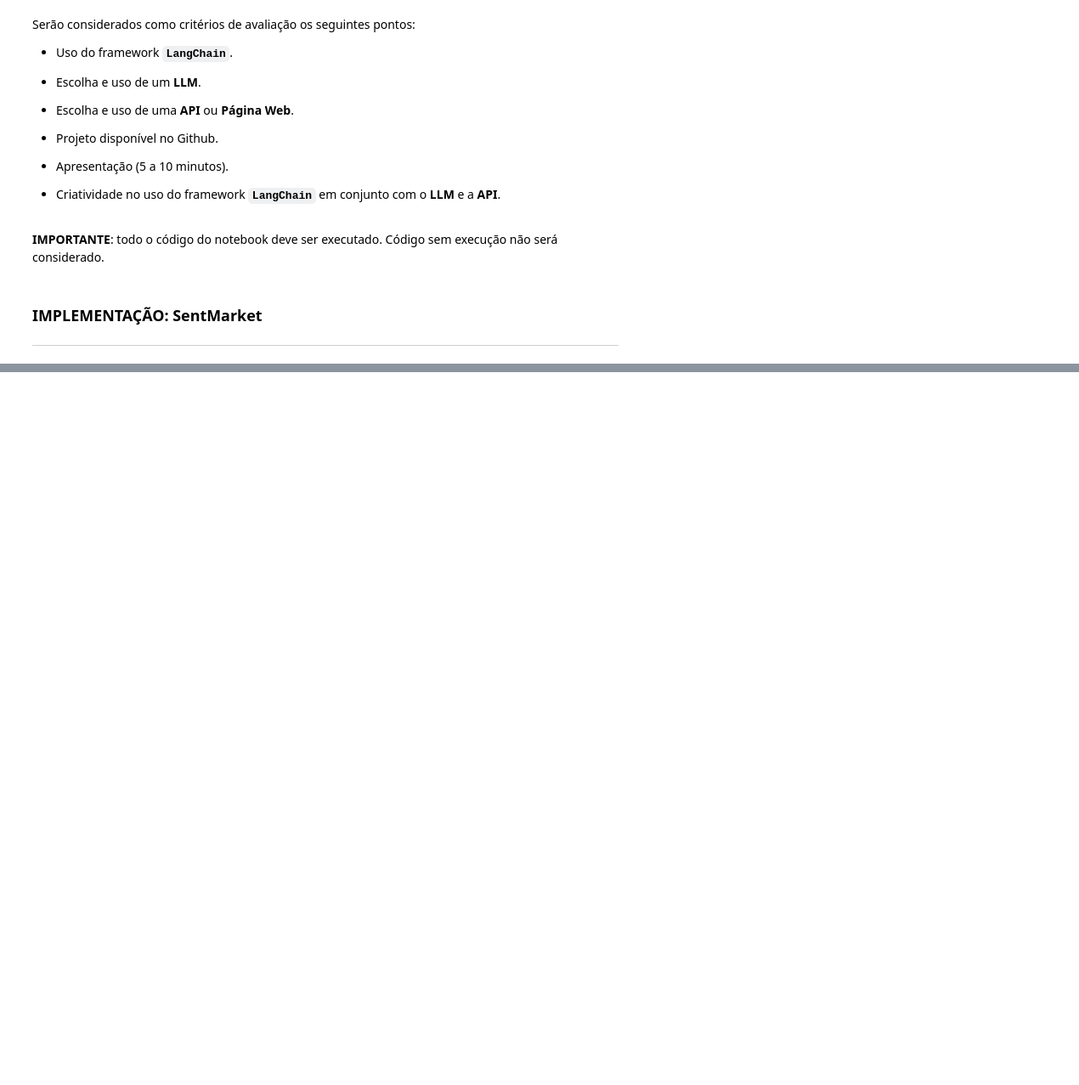
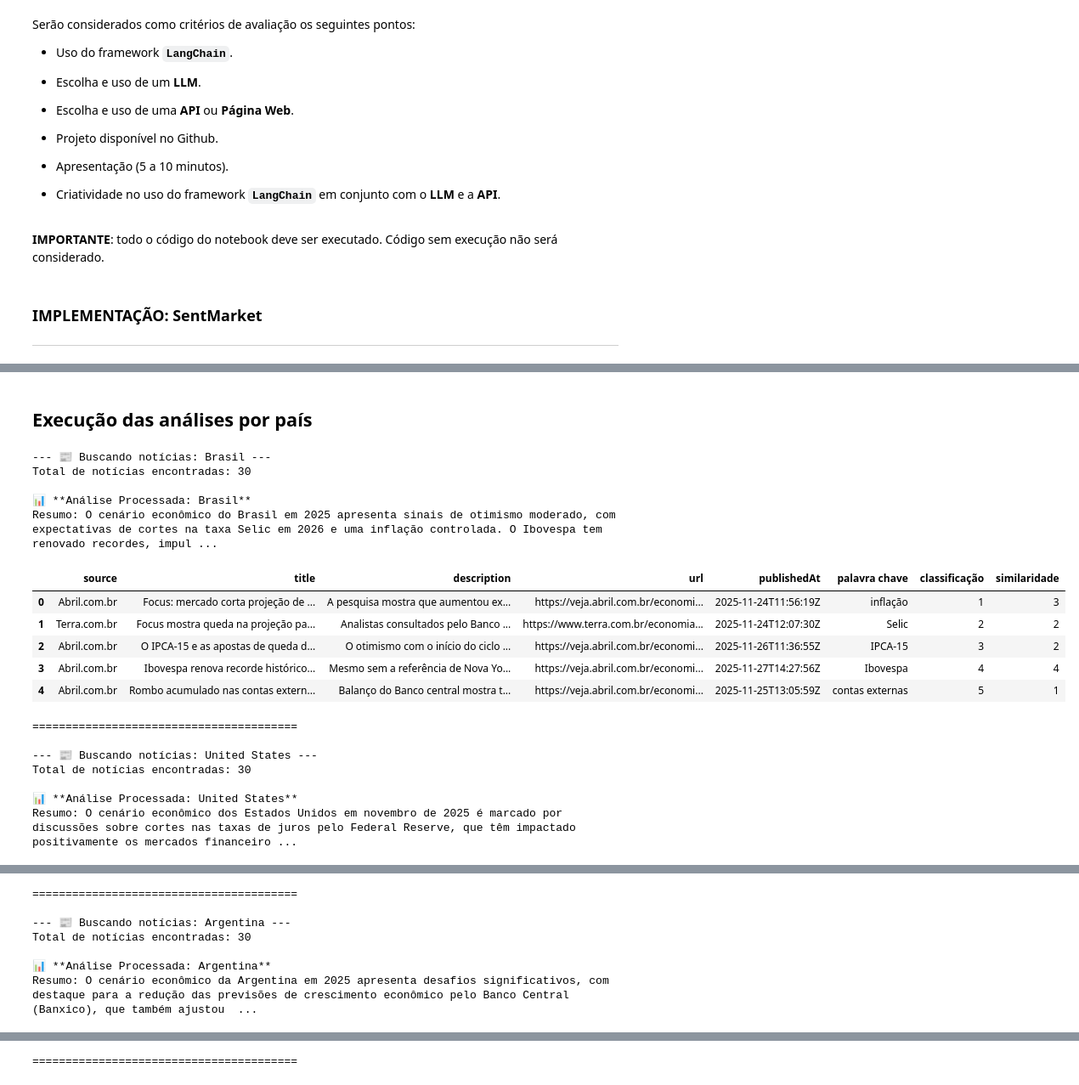
Before and after one commit to Caio-P-Neris/Projeto_PLN, a Jupyter notebook: SentMarket.ipynb, the cells around one changed output, grey strips where cells are left out. Shown: that part at 85% size. Drawn from its saved outputs; the diff is of its cells as text; code cells hidden in the pictures; blank space fills up the shorter version.

```diff
--- a/SentMarket.ipynb
+++ b/SentMarket.ipynb
@@ -256,0 +300,19 @@ https://github.com/marketplace/models/azure-openai/o4-mini
+# %%
+
+os.environ["GITHUB_TOKEN"] = "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"
+
+modelo = ChatOpenAI(
+    model="openai/gpt-4o",
+    temperature=0,
+    api_key=os.environ["GITHUB_TOKEN"],
+    base_url="https://models.github.ai/inference"
+)
+
+# 4. Teste de conexão
+try:
+    print("⏳ Testando conexão...")
+    resposta = modelo.invoke("Responda apenas com a palavra: SUCESSO")
+    print(f"✅ Conexão funcionou! O modelo respondeu: {resposta.content}")
+except Exception as e:
+    print("❌ A chave é válida, MAS a conta ainda não tem acesso ao GitHub Models.")
+    print(f"Erro detalhado: {e}")
@@ -344,0 +385,43 @@ paises = ["Brasil", "Estados Unidos", "Argentina"]
+# %% [markdown]
+## Execução das análises por país
+# %%
+# Lista de países para processar
+paises_alvo = ["Brasil", "United States", "Argentina"]
+resultados = {}
+
+for pais in paises_alvo:
+    # 1. Busca (da célula anterior que fizemos)
+    print(f"--- 📰 Buscando notícias: {pais} ---")
+    df_raw = pesquisar_noticias(pais)
+
+    # 2. Análise (LLM)
+    df_analisado, texto_resumo = analise_pais(pais, df_raw)
+
+    if df_analisado is not None:
+        # Guarda no dicionário para uso posterior
+        resultados[pais] = {"tabela": df_analisado, "resumo": texto_resumo}
+
+        # Exibição
+        print(f"\n📊 **Análise Processada: {pais}**")
+        print(f"Resumo: {texto_resumo}\n")
+        display(df_analisado.head())
+        print("\n" + "="*40 + "\n")
+# %% [output]
+--- 📰 Buscando notícias: Brasil ---
+Total de notícias encontradas: 30
+
+📊 **Análise Processada: Brasil**
+Resumo: O cenário econômico do Brasil em 2025 apresenta sinais de otimismo moderado, com expectativas de cortes na taxa Selic em 2026 e uma inflação controlada. O Ibovespa tem renovado recordes, impul ...
+|  | source | title | description | url | publishedAt | palavra chave | classificação | similaridade |
+| 0 | Abril.com.br | Focus: mercado corta projeção de ... | A pesquisa mostra que aumentou ex... | https://veja.abril.com.br/economi... | 2025-11-24T11:56:19Z | inflação | 1 | 3 |
+| 1 | Terra.com.br | Focus mostra queda na projeção pa... | Analistas consultados pelo Banco ... | https://www.terra.com.br/economia... | 2025-11-24T12:07:30Z | Selic | 2 | 2 |
+| 2 | Abril.com.br | O IPCA-15 e as apostas de queda d... | O otimismo com o início do ciclo ... | https://veja.abril.com.br/economi... | 2025-11-26T11:36:55Z | IPCA-15 | 3 | 2 |
+| 3 | Abril.com.br | Ibovespa renova recorde histórico... | Mesmo sem a referência de Nova Yo... | https://veja.abril.com.br/economi... | 2025-11-27T14:27:56Z | Ibovespa | 4 | 4 |
+| 4 | Abril.com.br | Rombo acumulado nas contas extern... | Balanço do Banco central mostra t... | https://veja.abril.com.br/economi... | 2025-11-25T13:05:59Z | contas externas | 5 | 1 |
+========================================
+
+--- 📰 Buscando notícias: United States ---
+Total de notícias encontradas: 30
+
+📊 **Análise Processada: United States**
+Resumo: O cenário econômico dos Estados Unidos em novembro de 2025 é marcado por discussões sobre cortes nas taxas de juros pelo Federal Reserve, que têm impactado positivamente os mercados financeiro ...
@@ -344,0 +434,7 @@ paises = ["Brasil", "Estados Unidos", "Argentina"]
+========================================
+
+--- 📰 Buscando notícias: Argentina ---
+Total de notícias encontradas: 30
+
+📊 **Análise Processada: Argentina**
+Resumo: O cenário econômico da Argentina em 2025 apresenta desafios significativos, com destaque para a redução das previsões de crescimento econômico pelo Banco Central (Banxico), que também ajustou  ...
@@ -344,0 +447 @@ paises = ["Brasil", "Estados Unidos", "Argentina"]
+========================================
```
Also changed, not shown: parts of 37 cells of this notebook, 1 other file.
